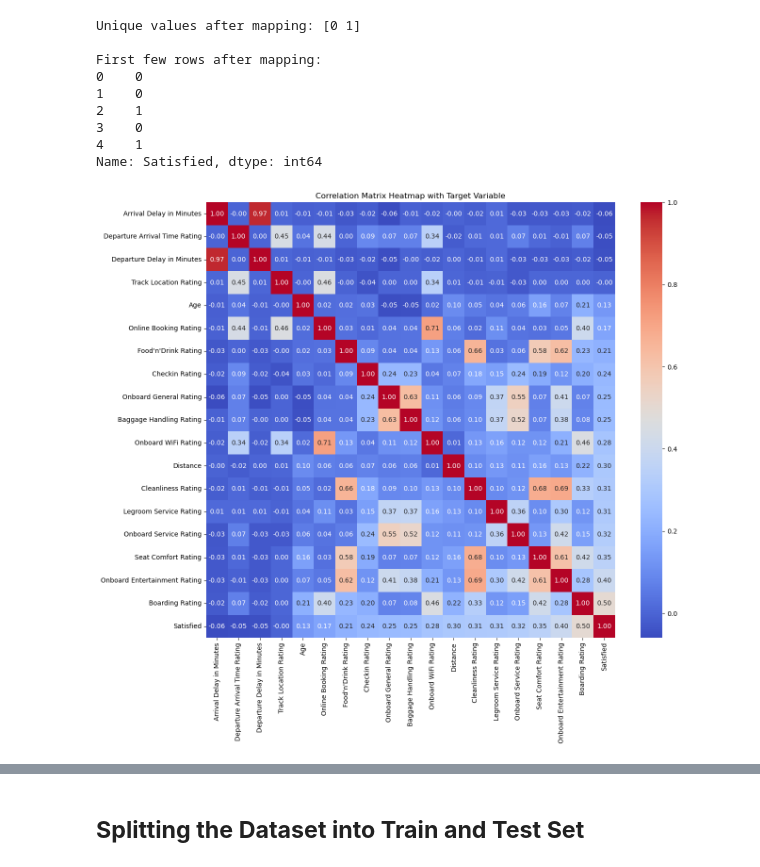
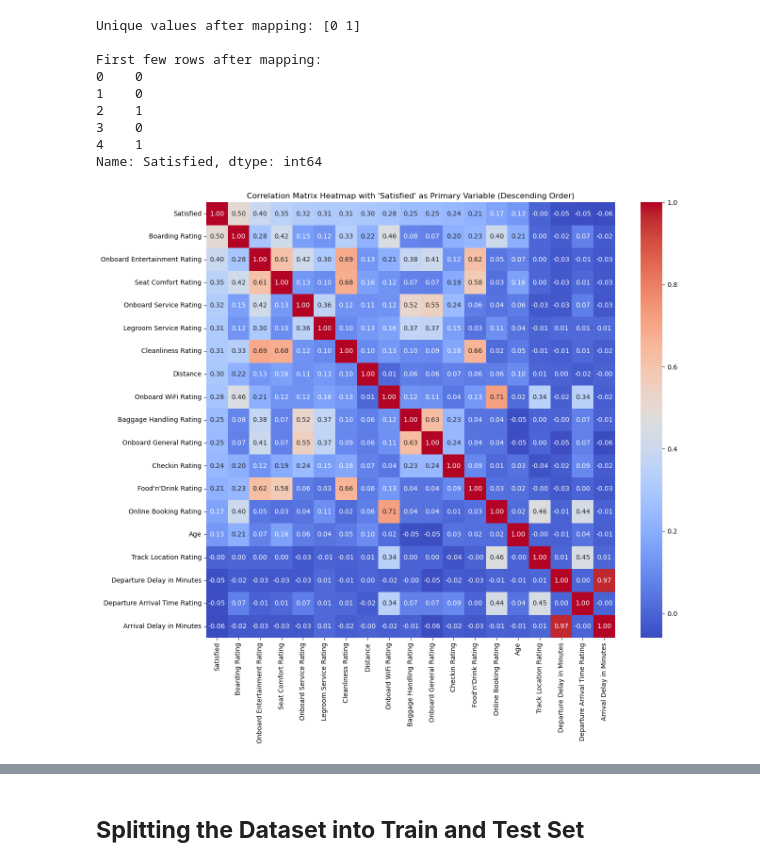
Before and after one commit to sofbruni/AI_PROJECT2023-2024, a Jupyter notebook: main copy.ipynb, the cells around one changed output, grey strips where cells are left out. Cells and saved outputs as stored; diff of their text form; code cells hidden in the pictures.

```diff
--- a/main copy.ipynb
+++ b/main copy.ipynb
@@ -437,23 +479,28 @@ First few rows after mapping:
 4    1
 Name: Satisfied, dtype: int64
 # %%
+# Assuming you have the necessary imports and your DataFrame is named 'trains_df'
+
 # Including 'Satisfied' in the list to calculate its correlation with other numerical columns
 num_cols_with_target = num_cols + ['Satisfied']
 
 # Calculate the correlation matrix
 corr_matrix = trains_df[num_cols_with_target].corr()
 
-# Sort the 'Satisfied' column in ascending order
-sorted_indices = corr_matrix['Satisfied'].sort_values(ascending=True).index
+# Extract the 'Satisfied' column (excluding the 'Satisfied' row) and sort in descending order
+satisfied_corr = corr_matrix['Satisfied'].drop('Satisfied').sort_values(ascending=False)
+
+# Get the sorted indices, placing 'Satisfied' first
+sorted_indices = ['Satisfied'] + list(satisfied_corr.index)
 
 # Reorder the correlation matrix
 corr_matrix_sorted = corr_matrix.loc[sorted_indices, sorted_indices]
 
 # Create the heatmap
 plt.figure(figsize=(14, 12))
 sns.heatmap(corr_matrix_sorted, annot=True, fmt=".2f", cmap="coolwarm", cbar=True)
-plt.title("Correlation Matrix Heatmap with Target Variable")
+plt.title("Correlation Matrix Heatmap with 'Satisfied' as Primary Variable (Descending Order)")
 plt.show()
 # %% [output]
-[figure, old version]
+[figure, new version]
 # %%
```
Also changed, not shown: parts of 28 cells of this notebook.
